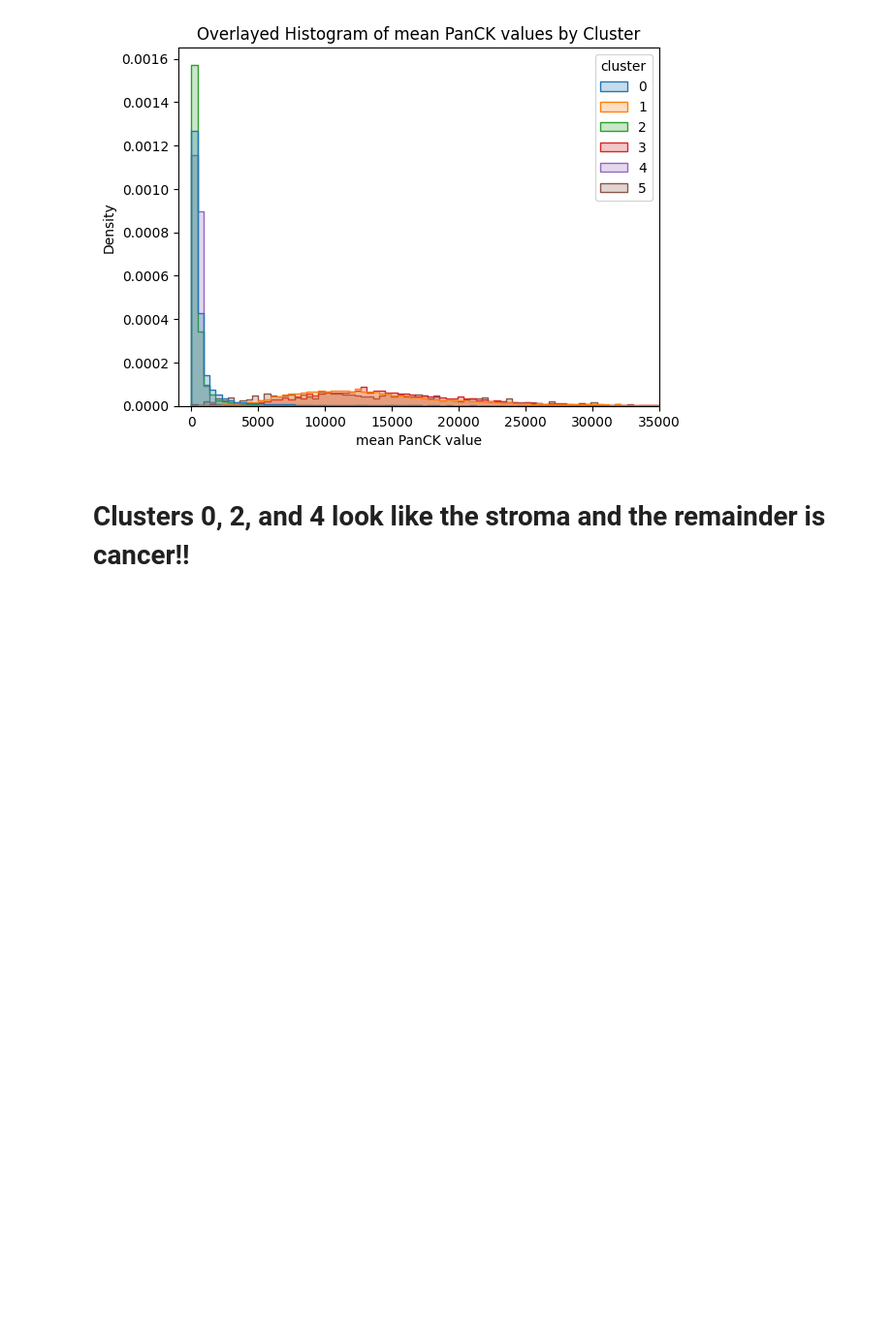
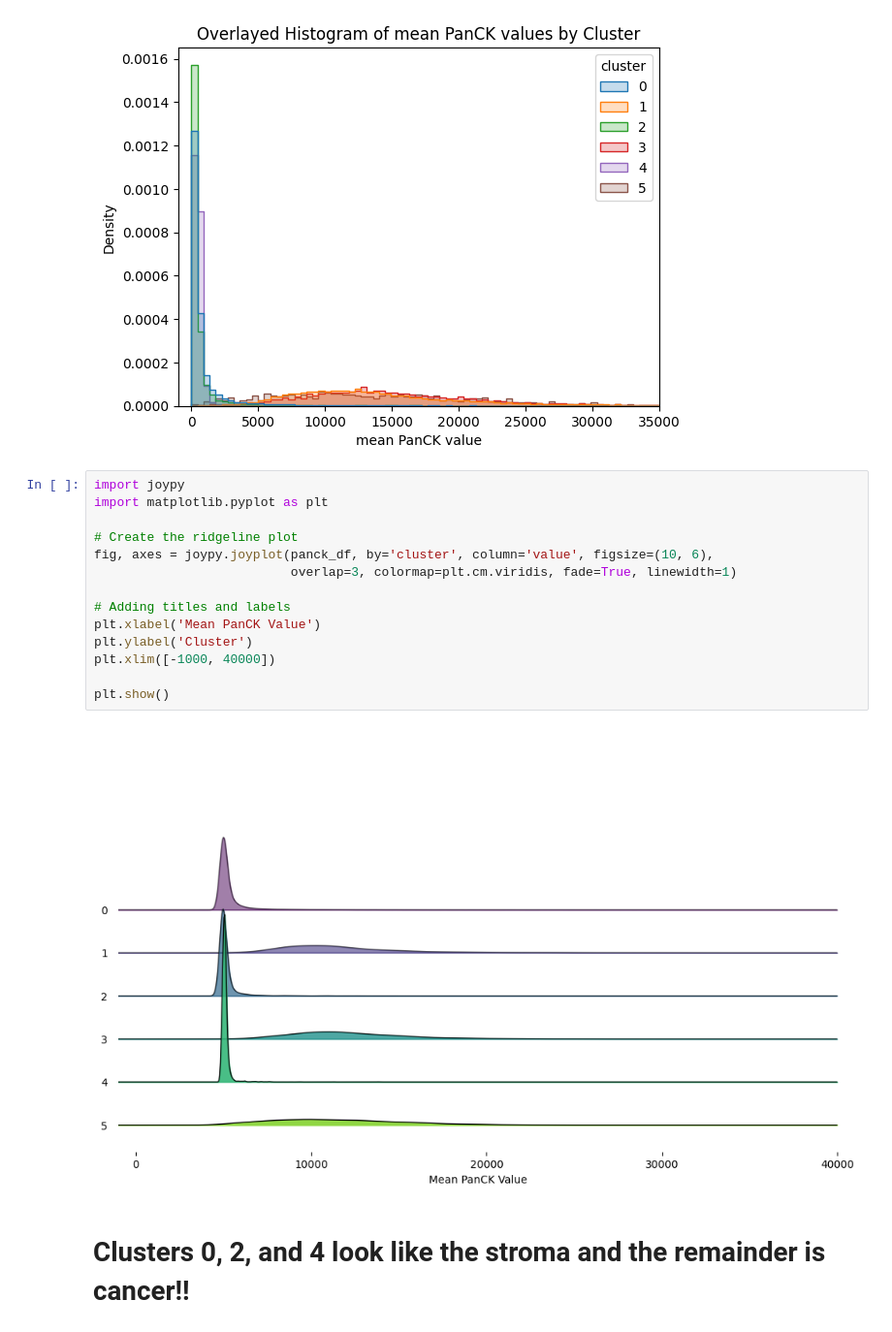
Before and after one commit to mrariden/SBDSHackathon_TeamPC, a Jupyter notebook: michael_code/step0.ipynb, the cells around one changed output. Shown: that part at 97% size. Saved outputs shown, nothing was run; the diff lists cells and outputs as text; blank space fills up the shorter version.

```diff
--- a/michael_code/step0.ipynb
+++ b/michael_code/step0.ipynb
@@ -276,6 +291,22 @@ plt.ylabel('Density')
 plt.show()
 # %% [output]
 [figure]
+# %%
+import joypy
+import matplotlib.pyplot as plt
+
+# Create the ridgeline plot
+fig, axes = joypy.joyplot(panck_df, by='cluster', column='value', figsize=(10, 6),
+                          overlap=3, colormap=plt.cm.viridis, fade=True, linewidth=1)
+
+# Adding titles and labels
+plt.xlabel('Mean PanCK Value')
+plt.ylabel('Cluster')
+plt.xlim([-1000, 40000])
+
+plt.show()
+# %% [output]
+[figure, added]
 # %% [markdown]
 # Clusters 0, 2, and 4 look like the stroma and the remainder is cancer!!
 # %%
```
Also changed, not shown: parts of 4 cells of this notebook, 2 other files.
